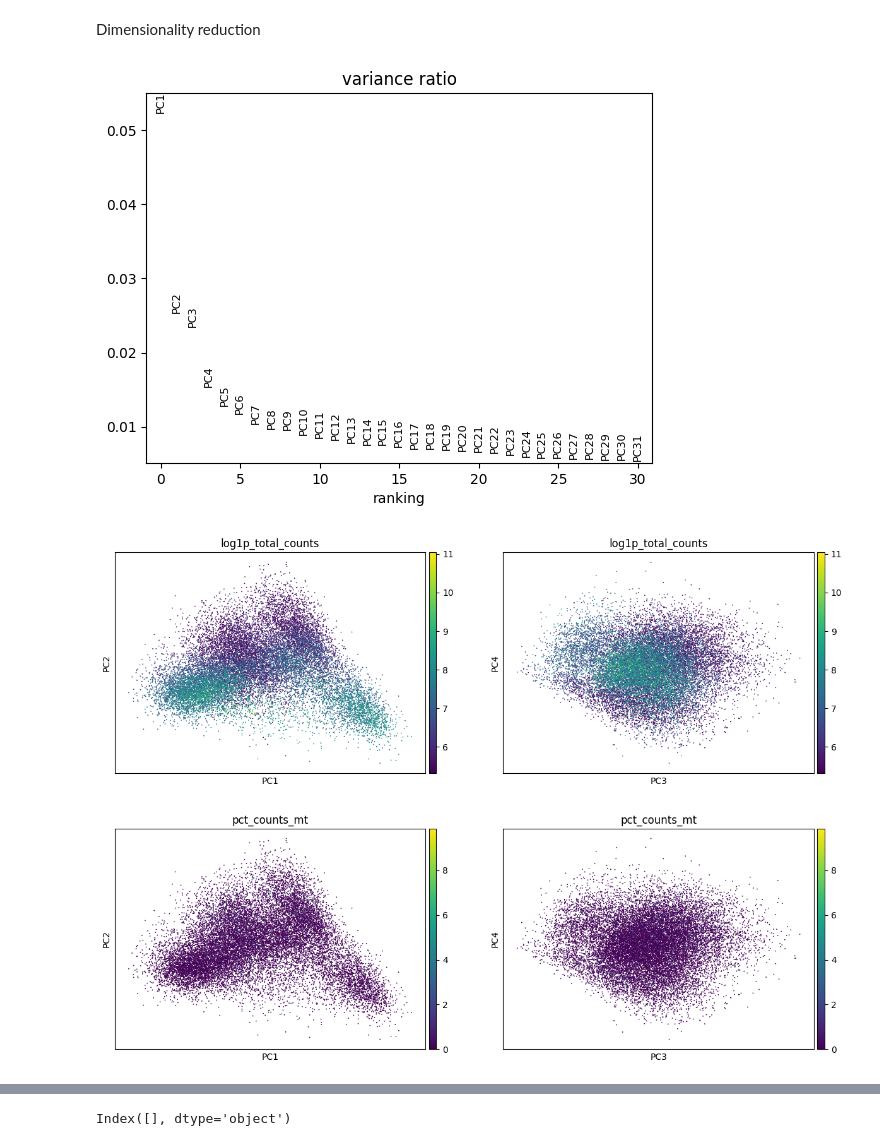
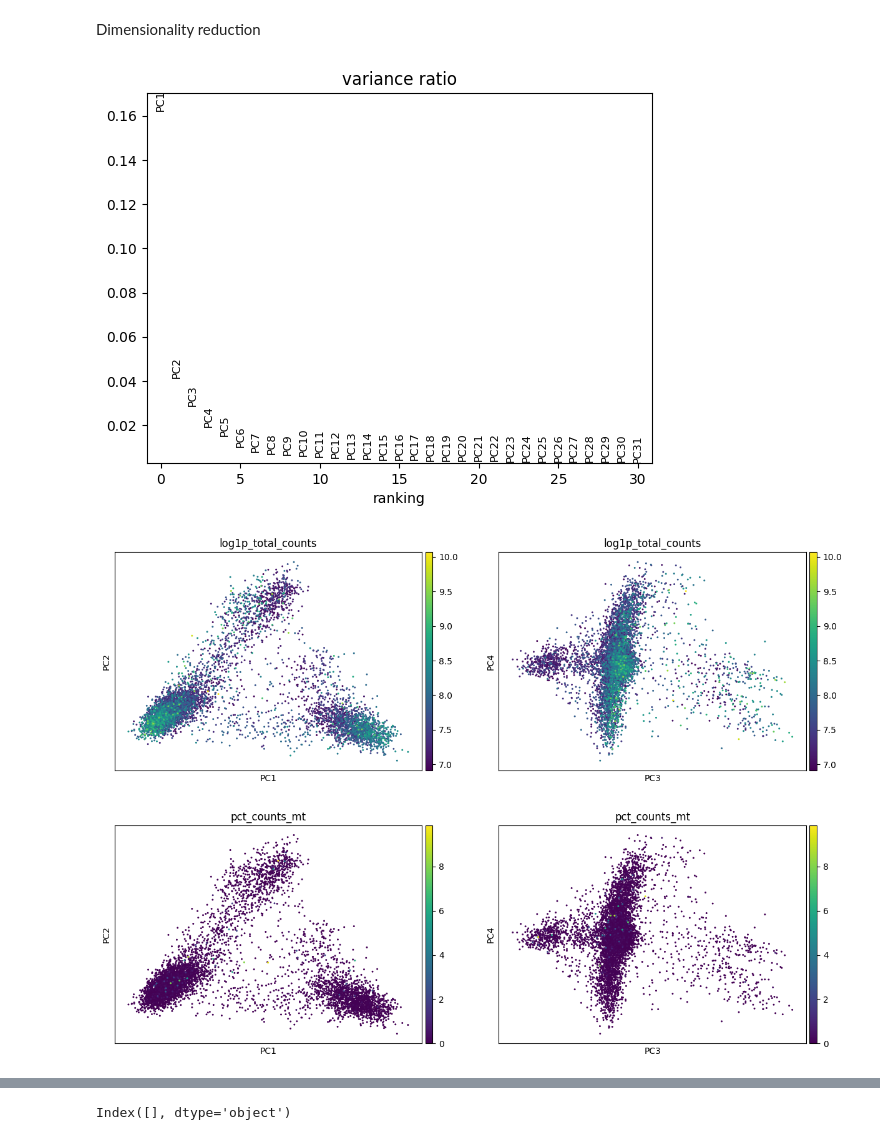
Before and after one commit to riccardoAli31/Gene-expression-changes-from-CNV, a Jupyter notebook: preprocessing/preprocessing_sample2.ipynb, the cells around one changed output, grey strips where cells are left out. Cells and saved outputs as stored; diff of their text form; code cells hidden in the pictures.

```diff
--- a/preprocessing/preprocessing_sample2.ipynb
+++ b/preprocessing/preprocessing_sample2.ipynb
@@ -143,0 +163,2 @@ View of AnnData object with n_obs × n_vars = 19118 × 2000
+# %%
+sample_2_filtered = sample_2_filtered[:, sample_2_filtered.var.highly_variable]
@@ -154,15 +182,15 @@ sc.tl.pca(sample_2)
 # %%
-sc.pl.pca_variance_ratio(sample_2)
+sc.pl.pca_variance_ratio(sample_2_filtered)
 # %% [output]
-[figure, old version]
+[figure, new version]
 # %%
 sc.pl.pca(
-    sample_2,
+    sample_2_filtered,
     color=["log1p_total_counts"] * 2 + ["pct_counts_mt"] * 2,
     dimensions=[(0, 1), (2, 3)] * 2,
     ncols=2,
     # size=2,
 )
 # %% [output]
-[figure, old version]
+[figure, new version]
 # %%
```
Also changed, not shown: parts of 75 cells of this notebook.
